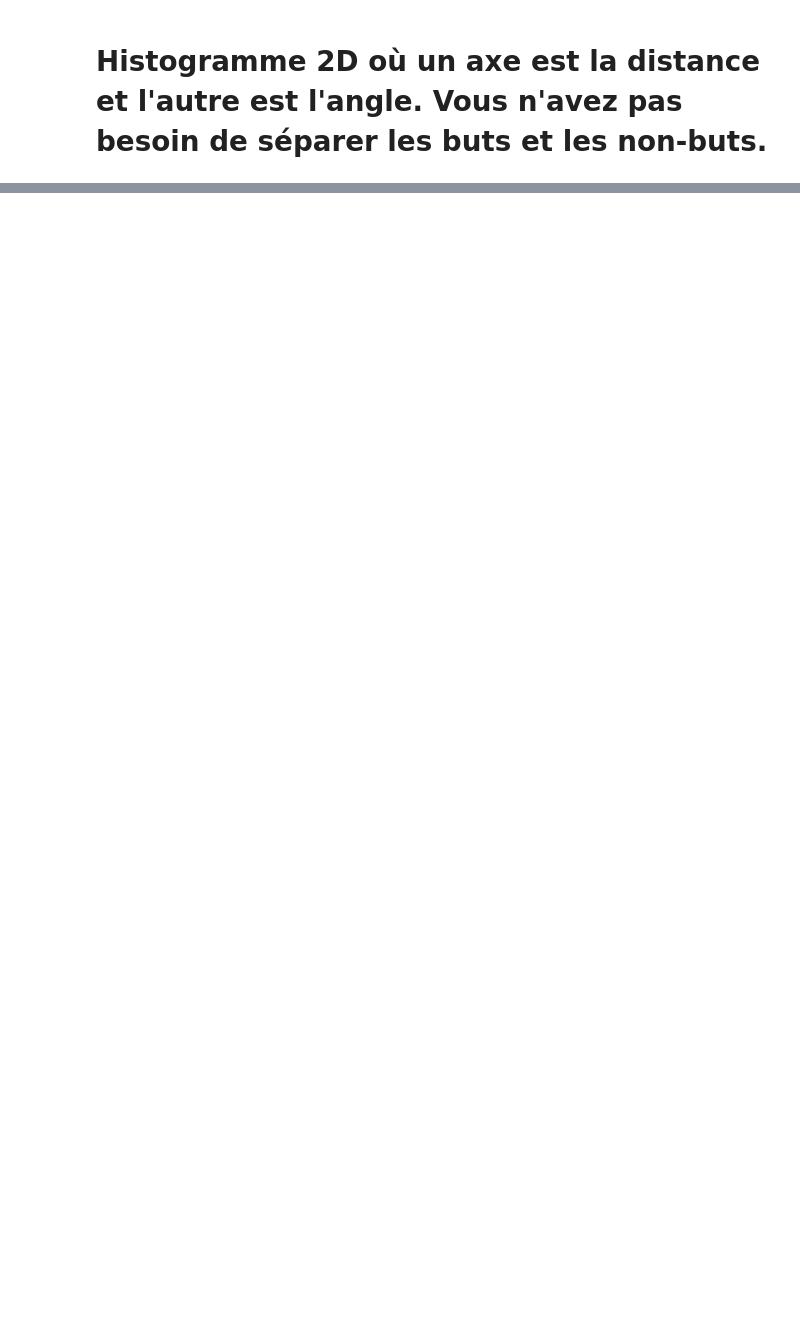
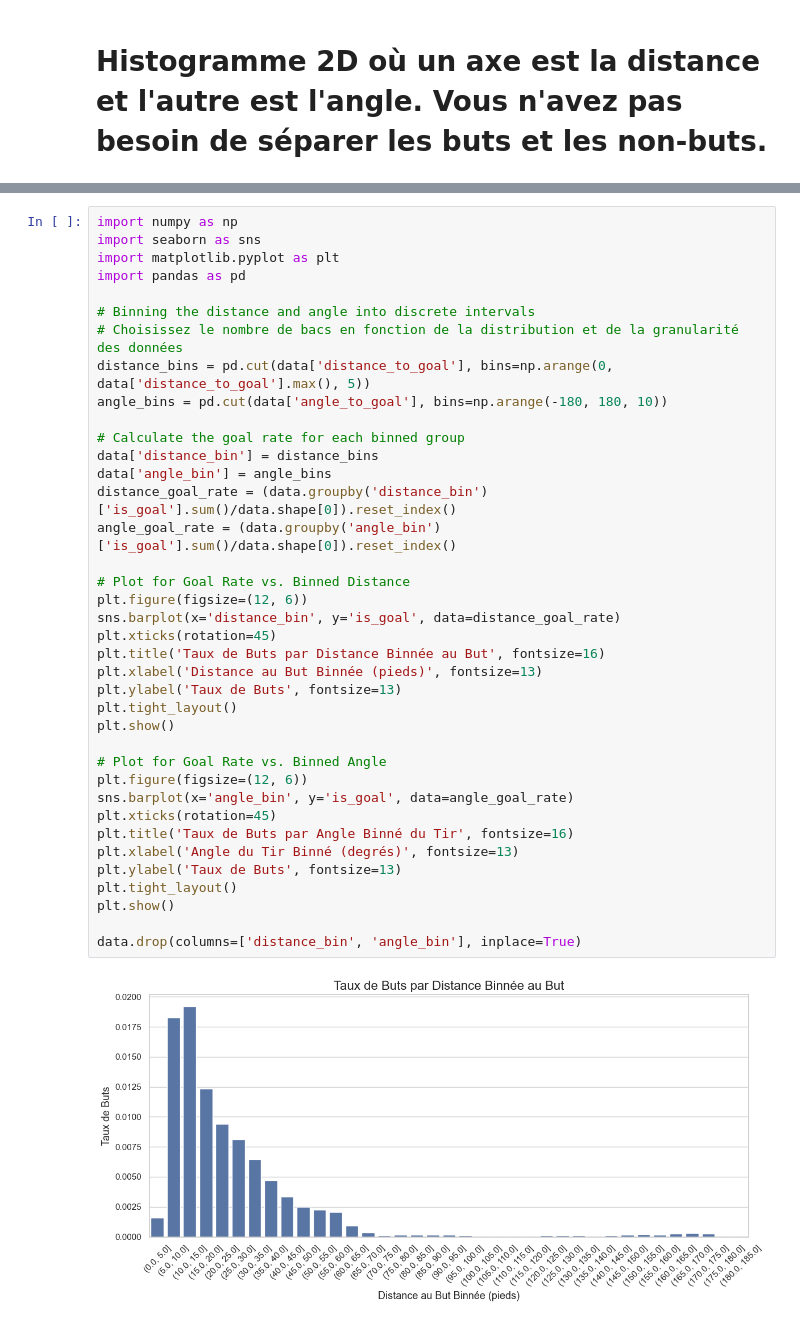
Before and after one commit to AlexMaggioni/NHL_Project, a Jupyter notebook: Milestone2/feature_engineering_1_plots.ipynb, the cells around one changed output, grey strips where cells are left out. Saved outputs shown, nothing was run; the diff lists cells and outputs as text; blank space fills up the shorter version.

```diff
--- a/Milestone2/feature_engineering_1_plots.ipynb
+++ b/Milestone2/feature_engineering_1_plots.ipynb
@@ -201,0 +202,40 @@ plt.show()
+# %%
+import numpy as np
+import seaborn as sns
+import matplotlib.pyplot as plt
+import pandas as pd
+
+# Binning the distance and angle into discrete intervals
+# Choisissez le nombre de bacs en fonction de la distribution et de la granularité des données
+distance_bins = pd.cut(data['distance_to_goal'], bins=np.arange(0, data['distance_to_goal'].max(), 5))
+angle_bins = pd.cut(data['angle_to_goal'], bins=np.arange(-180, 180, 10))
+
+# Calculate the goal rate for each binned group
+data['distance_bin'] = distance_bins
+data['angle_bin'] = angle_bins
+distance_goal_rate = (data.groupby('distance_bin')['is_goal'].sum()/data.shape[0]).reset_index()
+angle_goal_rate = (data.groupby('angle_bin')['is_goal'].sum()/data.shape[0]).reset_index()
+
+# Plot for Goal Rate vs. Binned Distance
+plt.figure(figsize=(12, 6))
+sns.barplot(x='distance_bin', y='is_goal', data=distance_goal_rate)
+plt.xticks(rotation=45)
+plt.title('Taux de Buts par Distance Binnée au But', fontsize=16)
+plt.xlabel('Distance au But Binnée (pieds)', fontsize=13)
+plt.ylabel('Taux de Buts', fontsize=13)
+plt.tight_layout()
+plt.show()
+
+# Plot for Goal Rate vs. Binned Angle
+plt.figure(figsize=(12, 6))
+sns.barplot(x='angle_bin', y='is_goal', data=angle_goal_rate)
+plt.xticks(rotation=45)
+plt.title('Taux de Buts par Angle Binné du Tir', fontsize=16)
+plt.xlabel('Angle du Tir Binné (degrés)', fontsize=13)
+plt.ylabel('Taux de Buts', fontsize=13)
+plt.tight_layout()
+plt.show()
+
+data.drop(columns=['distance_bin', 'angle_bin'], inplace=True)
+# %% [output]
+[figure, added]
```
Also changed, not shown: parts of 18 cells of this notebook.
